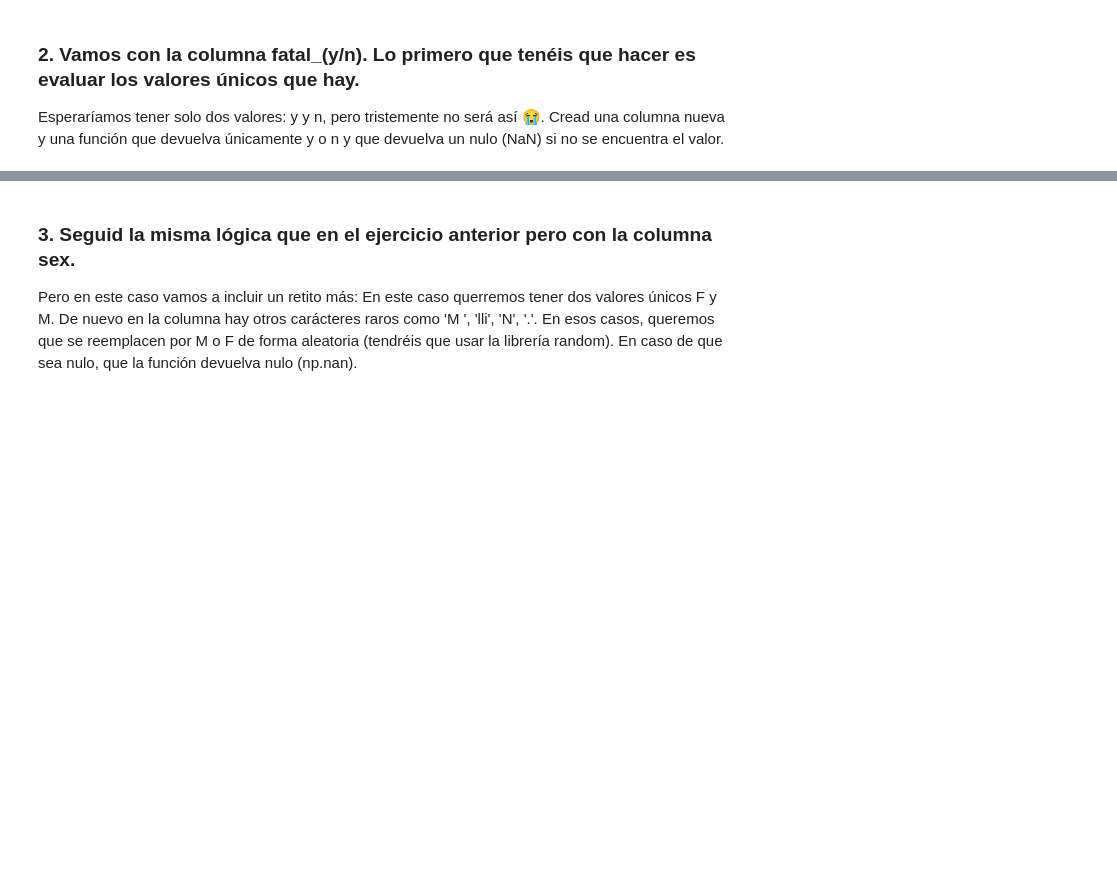
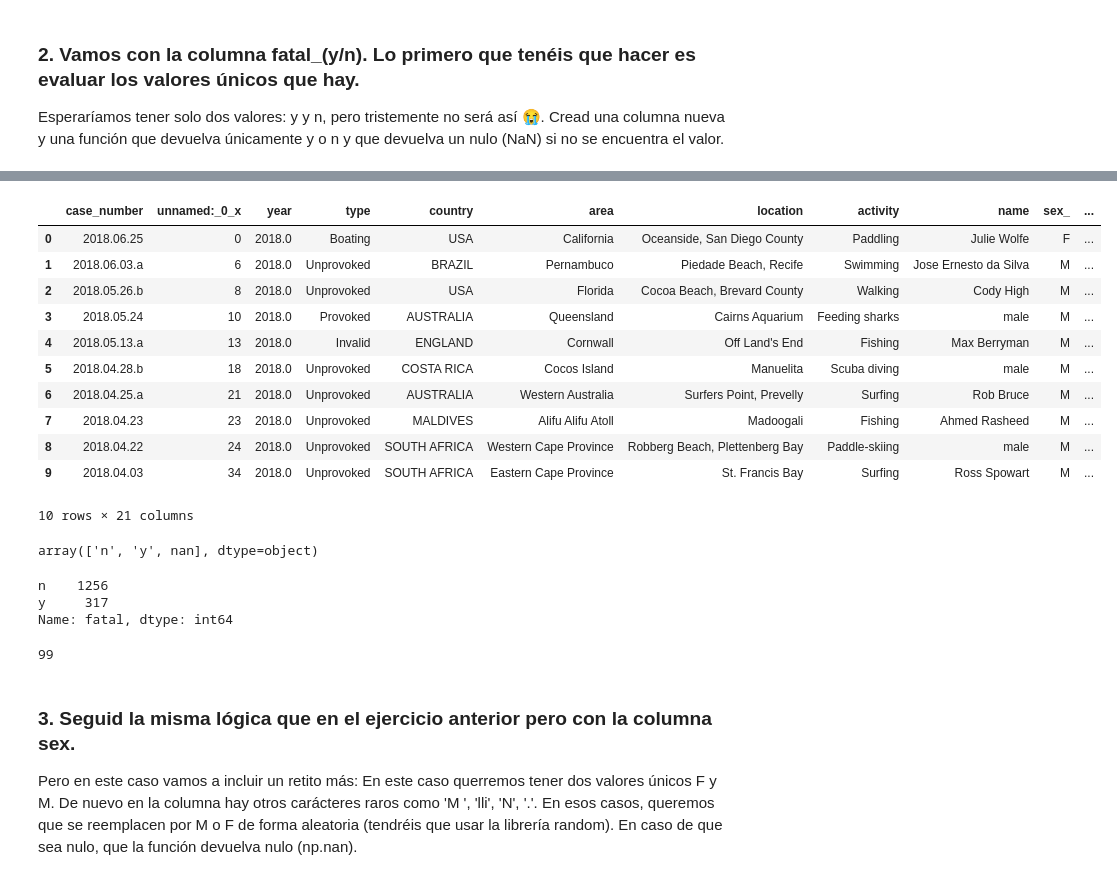
Before and after one commit to Adalab/DA-promo-c-modulo-2-sprint-1-Laura-Pilar, a Jupyter notebook: Pandas/Leccion-7-Pandas-7/Pandas-7-apply.ipynb, the cells around one changed output, grey strips where cells are left out. Cells and saved outputs as stored; diff of their text form; code cells hidden in the pictures; blank space fills up the shorter version.

```diff
--- a/Pandas/Leccion-7-Pandas-7/Pandas-7-apply.ipynb
+++ b/Pandas/Leccion-7-Pandas-7/Pandas-7-apply.ipynb
@@ -21,3 +135,41 @@ Cread una columna nueva y una función que devuelva únicamente y o n y que devu
+# %%
+def cambiar_fatal(fatal):
+    if fatal == 'N':
+        return fatal.lower()
+    elif fatal == 'Y':
+        return fatal.lower()
+    else:
+        return np.nan
+# %%
+df["fatal"] = df["fatal_(y/n)"].apply(cambiar_fatal)
+df.head(10)
+# %% [output]
+|  | case_number | unnamed:_0_x | year | type | country | area | location | activity | name | sex_ | ... |
+| 0 | 2018.06.25 | 0 | 2018.0 | Boating | USA | California | Oceanside, San Diego County | Paddling | Julie Wolfe | F | ... |
+| 1 | 2018.06.03.a | 6 | 2018.0 | Unprovoked | BRAZIL | Pernambuco | Piedade Beach, Recife | Swimming | Jose Ernesto da Silva | M | ... |
+| 2 | 2018.05.26.b | 8 | 2018.0 | Unprovoked | USA | Florida | Cocoa Beach, Brevard County | Walking | Cody High | M | ... |
+| 3 | 2018.05.24 | 10 | 2018.0 | Provoked | AUSTRALIA | Queensland | Cairns Aquarium | Feeding sharks | male | M | ... |
+| 4 | 2018.05.13.a | 13 | 2018.0 | Invalid | ENGLAND | Cornwall | Off Land's End | Fishing | Max Berryman | M | ... |
+| 5 | 2018.04.28.b | 18 | 2018.0 | Unprovoked | COSTA RICA | Cocos Island | Manuelita | Scuba diving | male | M | ... |
+| 6 | 2018.04.25.a | 21 | 2018.0 | Unprovoked | AUSTRALIA | Western Australia | Surfers Point, Prevelly | Surfing | Rob Bruce | M | ... |
+| 7 | 2018.04.23 | 23 | 2018.0 | Unprovoked | MALDIVES | Alifu Alifu Atoll | Madoogali | Fishing | Ahmed Rasheed | M | ... |
+| 8 | 2018.04.22 | 24 | 2018.0 | Unprovoked | SOUTH AFRICA | Western Cape Province | Robberg Beach, Plettenberg Bay | Paddle-skiing | male | M | ... |
+| 9 | 2018.04.03 | 34 | 2018.0 | Unprovoked | SOUTH AFRICA | Eastern Cape Province | St. Francis Bay | Surfing | Ross Spowart | M | ... |
+10 rows × 21 columns
+# %%
+df["fatal"].unique()
+# %% [output]
+array(['n', 'y', nan], dtype=object)
+# %%
+df["fatal"].value_counts()
+# %% [output]
+n    1256
+y     317
+Name: fatal, dtype: int64
+# %%
+df["fatal"].isnull().sum()
+# %% [output]
+99
 # %% [markdown]
 ### 3. Seguid la misma lógica que en el ejercicio anterior pero con la columna sex.
 
```
Also changed, not shown: parts of 15 cells of this notebook, 1 other file.
